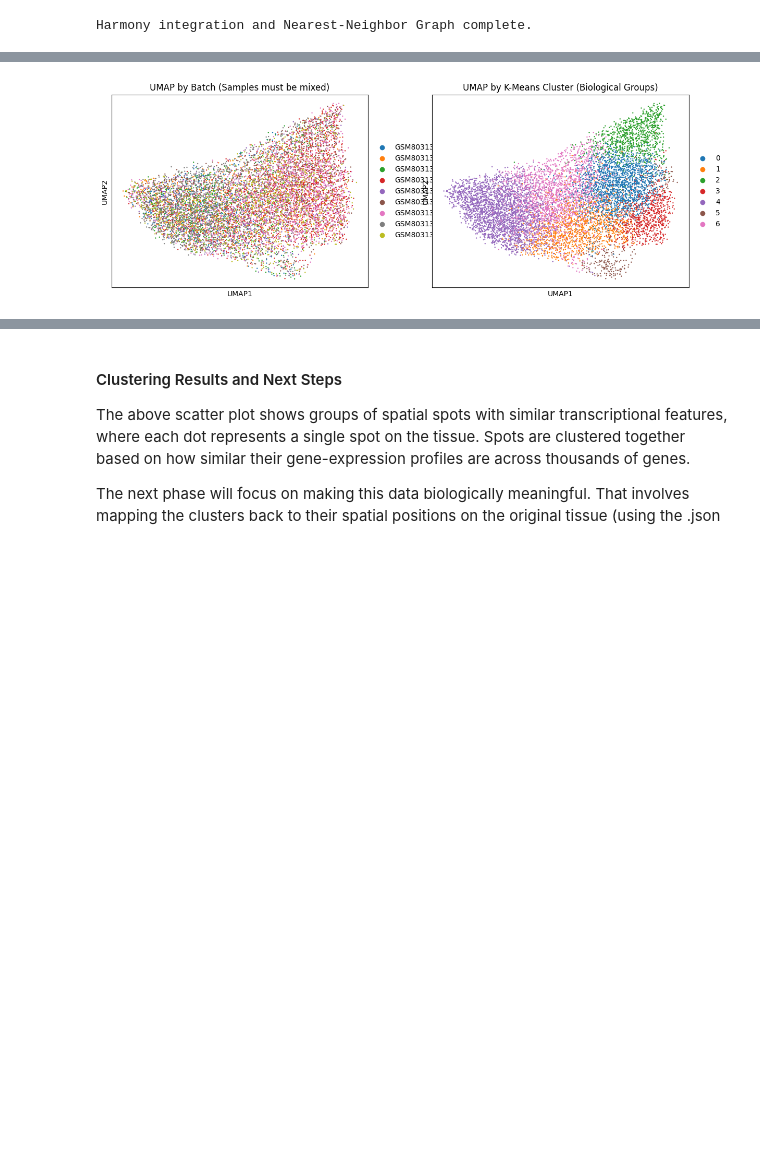
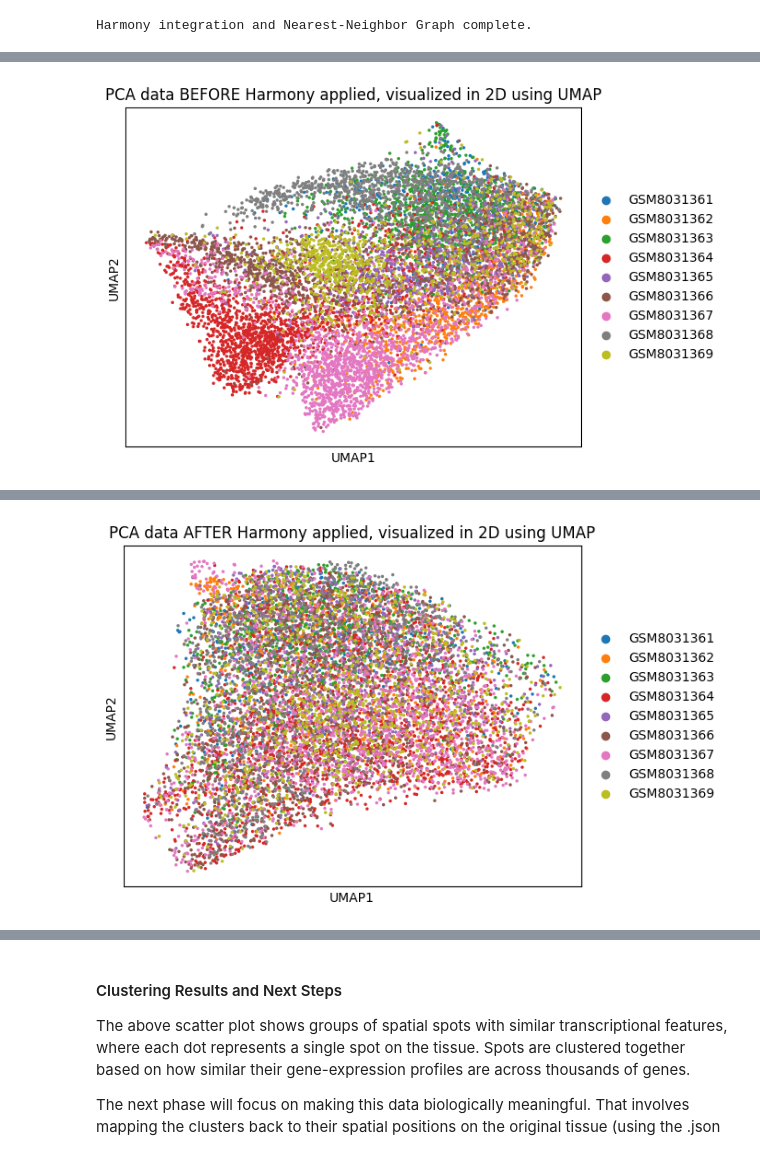
Before and after one commit to josephletobar/parkinsons-spatial-transcriptomics, a Jupyter notebook: parkinsons_analysis.ipynb, the cells around one changed output, grey strips where cells are left out. Saved outputs shown, nothing was run; the diff lists cells and outputs as text; code cells hidden in the pictures; blank space fills up the shorter version.

```diff
--- a/parkinsons_analysis.ipynb
+++ b/parkinsons_analysis.ipynb
@@ -72,26 +72,24 @@ sc.pp.highly_variable_genes(
     min_mean=0.0125,
     max_mean=3,
     min_disp=0.5,
-    # Accunt for technical differences between slides.
-    batch_key="batch"
+    batch_key="batch"     # Account for technical differences between slides
 )
 print(f"Selecting {sum(adata.var.highly_variable)} Highly Variable Genes.")
 
-# Save Unscaled Data for CellPLM
-# The data in adata.X is currently log-normalized (correct input for CellPLM)
-# Save this perfect state into a layer BEFORE scaling it for PCA.
+# Save unscaled, log-normalized data for CellPLM BEFORE scaling
 adata.layers['normalized'] = adata.X.copy()
 print("Saved unscaled, log-normalized data to adata.layers['normalized'] for CellPLM input.")
 
-# Scale the data to standardize the variance of each gene (z-score) so that high-expression genes don't dominate the PCA result
+# Subset to HVGs (critical for correct PCA)
+adata = adata[:, adata.var.highly_variable].copy()
+
+# Scale the data so that high-expression genes do not dominate the PCA result
 sc.pp.scale(adata, max_value=10)
 
 # Run PCA
-# The results (the principal components) are stored automatically in adata.obsm['X_pca'].
 sc.tl.pca(adata, svd_solver='arpack')
-
 print(f"\nPCA Complete. Results stored in adata.obsm['X_pca'].")
 
-# Validate With an Elbow Plot
+# Validate with an elbow plot
 sc.pl.pca_variance_ratio(adata, log=True, n_pcs=50)
 # %% [output]
@@ -137,37 +134,62 @@ print("Harmony integration and Nearest-Neighbor Graph complete.")
 # %% [output]
 Harmony integration and Nearest-Neighbor Graph complete.
 # %%
-# UMAP Projection, Clustering (K-Means), and Validation Plot
+# UMAP Projection, Clustering (K-Means), and Validation Plots
 
-# K-Means Clustering
+# ============================================================
+# K-Means Clustering on Harmony PCs
+# ============================================================
 
-# Use the top 10 Harmony-corrected PCs as input, based on elbow plot analysis
+# Use the top 10 Harmony-corrected PCs as input
 X_input = adata.obsm['X_pca_harmony'][:, :10]
-
 n_clusters_to_use = 7
 
 from sklearn.cluster import KMeans
 import numpy as np
 
 kmeans = KMeans(n_clusters=n_clusters_to_use, random_state=0, n_init='auto')
-
-# Store results as categorical strings in the object metadata (adata.obs)
 adata.obs['kmeans'] = kmeans.fit_predict(X_input).astype(str)
 
 print(f"K-Means clustering complete with {n_clusters_to_use} clusters.")
 
-# Run UMAP
-# UMAP relies on the Nearest-Neighbor Graph calculated in Cell 6
+# ============================================================
+# UMAP BEFORE HARMONY (using raw PCA)
+# ============================================================
+
+# Build neighbor graph using PCA only
+sc.pp.neighbors(adata, use_rep='X_pca', n_neighbors=15)
+
+# Compute UMAP from PCA neighbors
 sc.tl.umap(adata)
 
-# Generate Validation Plot
-# This plot validates Harmony (samples should be mixed) and visualizes the K-Means result.
+# UMAP colored by batch (before Harmony)
 sc.pl.umap(
     adata,
-    color=['batch', 'kmeans'],
-    ncols=2,
-    save='_kmeans_harmony_validation.png',
-    title=['UMAP by Batch (Samples must be mixed)', 'UMAP by K-Means Cluster (Biological Groups)']
+    color='batch',
+    size=25,
+    save='_pca_batch_before_harmony.png',
+    title='PCA data BEFORE Harmony applied, visualized in 2D using UMAP',
+    legend_loc='right margin'
 )
+
+# ============================================================
+# UMAP AFTER HARMONY (using Harmony PCs)
+# ============================================================
+
+# Build neighbor graph using Harmony-corrected PCs
+sc.pp.neighbors(adata, use_rep='X_pca_harmony', n_neighbors=15)
+
+# Compute UMAP from Harmony neighbors
+sc.tl.umap(adata)
+
+# UMAP by batch (after Harmony)
+sc.pl.umap(
+    adata,
+    color='batch',
+    size=25,
+    save='_harmony_batch_validation.png',
+    title='PCA data AFTER Harmony applied, visualized in 2D using UMAP',
+    legend_loc='right margin'
+)
 # %% [output]
 K-Means clustering complete with 7 clusters.
@@ -175 +197 @@ WARNING: saving figure to file figures/umap_kmeans_harmony_validation.png
-[figure, old version]
+[figure, new version]
@@ -175,0 +199 @@ WARNING: saving figure to file figures/umap_kmeans_harmony_validation.png
+[figure, added]
```
Also changed, not shown: parts of 6 cells of this notebook, 14 other files.
